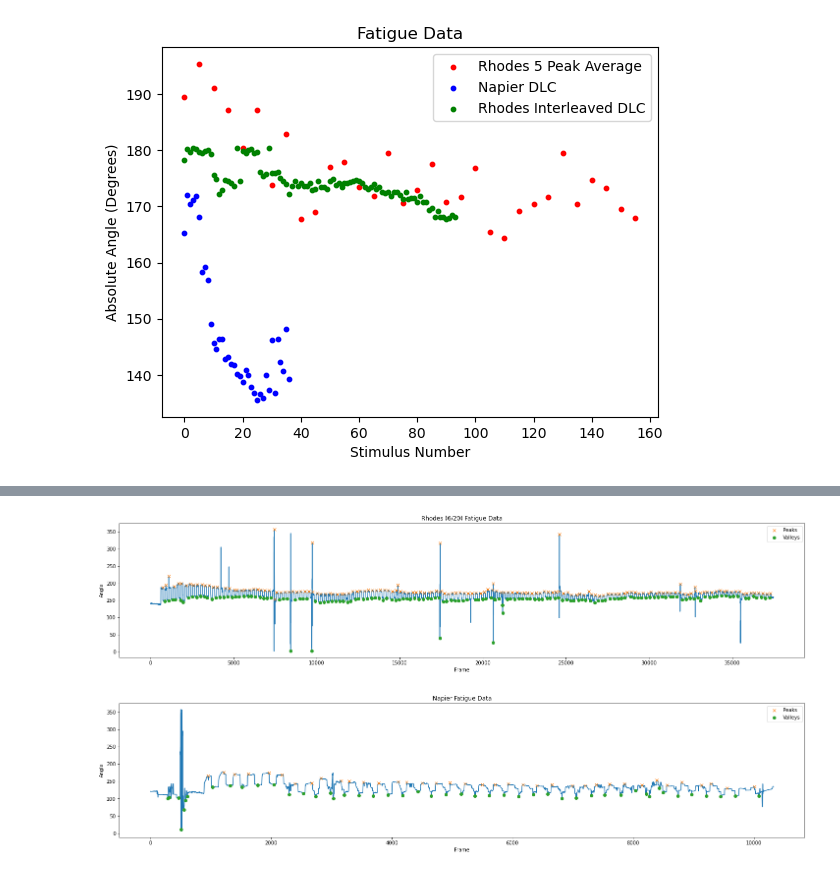
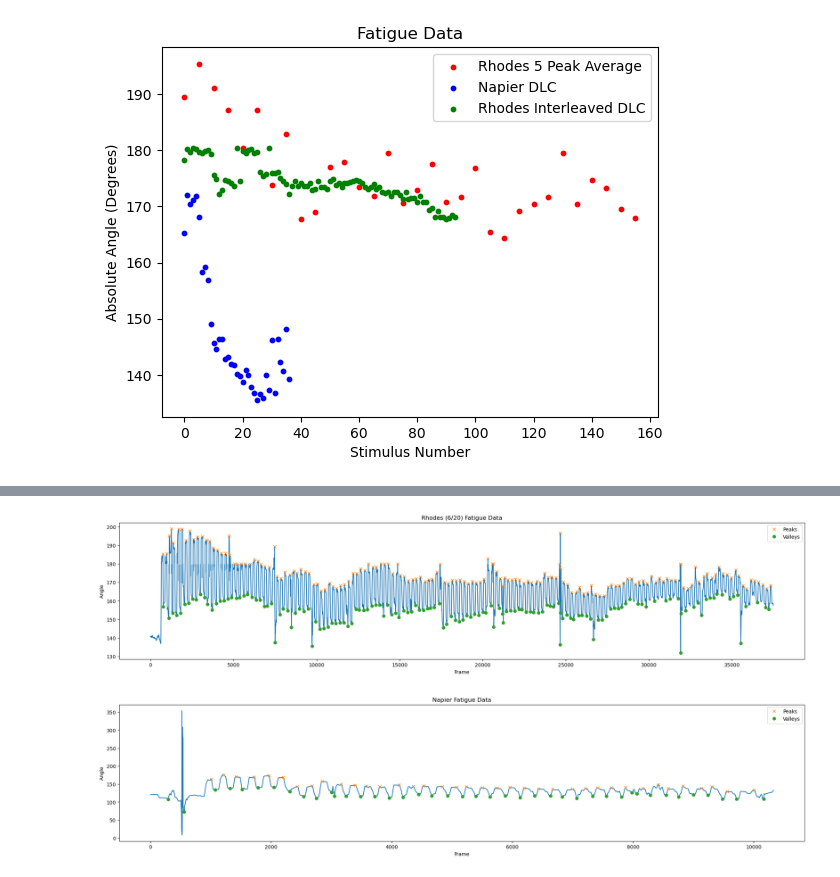
Before and after one commit to draeloslab/stim_behavior, a Jupyter notebook: notebooks/newFatigueFig.ipynb, the cells around one changed output, grey strips where cells are left out. Saved outputs shown, nothing was run; the diff lists cells and outputs as text; code cells hidden in the pictures.

Commit message:
starting to rrefactor code, cleaning up all functions used to make fatigue figure

```diff
--- a/notebooks/newFatigueFig.ipynb
+++ b/notebooks/newFatigueFig.ipynb
@@ -3,6 +3,7 @@ from matplotlib.animation import FFMpegWriter
 import pandas as pd
 import numpy as np
 import matplotlib.pyplot as plt
+import matplotlib.patches as patches
 from scipy.signal import find_peaks
 from scipy.ndimage import uniform_filter1d
 from scipy import stats as st
@@ -138,7 +139,7 @@ class FatigueData:
     def getAngleChange(self,window, indices_shift=0, start_shift=0):
         angleChanges = []
         for i in range(len(self.peaks)):
-            median = np.median(self.data[self.peaks[i]-window:self.peaks[i]+window])
+            median = np.max(self.data[self.peaks[i]-window:self.peaks[i]+window])
             angleChanges.append(median) # - self.data[self.valleys[-restIdx]])
         self.angleChanges = angleChanges
         self.window = window
@@ -193,7 +194,7 @@ class FatigueData:
         self.exponential = exponential_decay(self.filtered_indices[removeStartSlice:], *popt)
         return popt
 
-    def makeVideo(self, video_file, saveName,stimNum, start, sliceLength, shift=0):
+    def makeVideo(self, video_file, saveName,stimNum, start, sliceLength):
 
         stim = self.peaks[stimNum]
         startFrame = stim - start
@@ -227,21 +228,36 @@ class FatigueData:
 
                 frame_rgb = cv2.cvtColor(frame, cv2.COLOR_BGR2RGB)
                 ax.imshow(frame_rgb)
-                ax.plot(self.x[i], self.y[i], marker='o', c='white', markersize=10, linewidth=3)
+                # Small white dots with thick lines
+                ax.plot(self.x[i], self.y[i], 'o-', color='white', markersize=3, linewidth=5)
+                # Large white markers with thick black edges
+                ax.scatter(self.x[i], self.y[i], c='white', s=300, linewidth=3, edgecolors='black',zorder=10)
+
+
 
                 # Fixed position for the angle text (in axis coordinates)
                 x_pos = 0.7  # 80% from the left of the figure
                 y_pos = 0.7  # 50% from the bottom of the figure
 
+                # Create a smaller rectangle patch
+                rect = patches.Rectangle((x_pos-0.08, y_pos-0.05), 0.16, 0.1,
+                                        facecolor='gray', alpha=0.5,
+                                        transform=ax.transAxes)
+
+                # Add the rectangle to the plot
+                ax.add_patch(rect)
+
+                # Add the text on top of the rectangle
                 ax.text(x_pos, y_pos,
                         f'Angle: {self.data[i]:.0f}',
                         color='white', fontsize=12,
-                        ha='left', va='center',
+                        ha='center', va='center',
                         transform=ax.transAxes)
 
                 fig.suptitle(f'Monkey {self.name[:1]} Stim {stimNum+1}',
                             ha='center', va='top', fontsize=20, weight='bold', color='white')
-                ax.text(0.5, 0.95, f'Max Angle: {self.angleChanges[stimNum]:.0f}', color='white', fontsize=16, ha='center', va='top', transform=ax.transAxes)
+
+                # ax.text(0.5, 0.95, f'Max Angle: {self.angleChanges[stimNum]:.0f}', color='white', fontsize=16, ha='center', va='top', transform=ax.transAxes)
                 ax.axis('off')
                 # plt.tight_layout()
                 # Write the current frame to the video
@@ -334,23 +387,23 @@ rhodes.makeVideo('/home/jakejoseph/Desktop/Joseph_Code/FESFatigue-Jake-2024-05-3
 # %%
 thresh = 0.5
 window = 30
-rhodes = FatigueData("Rhodes (6/20)","/home/jakejoseph/Desktop/Joseph_Code/FESFatigue-Jake-2024-05-31/videos/rhodesfatigueECRB12_6_20DLC_resnet50_FESFatigueMay31shuffle1_355000.csv", 0.5, 2)
+rhodes = FatigueData("Rhodes (6/20)","/home/jakejoseph/Desktop/Joseph_Code/FESFatigue-Jake-2024-05-31/videos/rhodesfatigueECRB12_6_20DLC_resnet50_FESFatigueMay31shuffle1_355000.csv", 0.99, 30)
 rhodes.plotAll(window=50, distance=5,prominence=8)
 # Combining the snipped part of rhodes 2 data
 # rhodes2 = FatigueData("Rhodes (6/13)","/home/jakejoseph/Desktop/Joseph_Code/FESFatigue-Jake-2024-05-31/videos/rhodesfatigue_6_13_2024_2DLC_resnet50_FESFatigueMay31shuffle1_297000.csv", thresh, window, type='DLC')
 # rhodesextra = FatigueData("Rhodes Single Electrode final minute additional data",'/home/jakejoseph/Desktop/Joseph_Code/FESFatigue-Jake-2024-05-31/videos/rhodesfatigueadditional_6_13DLC_resnet50_FESFatigueMay31shuffle1_297000.csv', thresh, window, type='DLC')
 # rhodesextra.plotAll(window=50, distance=10, prominence=4)
 # rhodes2.data = np.concatenate((rhodes2.data,[np.nan] * (27930+22080), rhodesextra.data))
 # rhodes2.plotAll(window=50, distance=5,prominence=4)
-napier = FatigueData("Napier","/home/jakejoseph/Desktop/Joseph_Code/FESFatigue-Jake-2024-05-31/videos/napierecrbfatigue_05_31_3_1DLC_resnet50_FESFatigueMay31shuffle1_37000.csv", 0.5, 2)
+napier = FatigueData("Napier","/home/jakejoseph/Desktop/Joseph_Code/FESFatigue-Jake-2024-05-31/videos/napierecrbfatigue_05_31_3_1DLC_resnet50_FESFatigueMay31shuffle1_37000.csv", 0.5, 30)
 napier.plotAll(window = 50, height=100, prominence=8, width=100, distance =5)
 # rhodes3 = FatigueData("Rhodes (5/23)","/home/jakejoseph/Desktop/Joseph_Code/FESFatigue-Jake-2024-05-31/videos/fatiguetest0523ecrb12_2DLC_resnet50_FESFatigueMay31shuffle1_297000.csv", 0.5, window)
 # rhodes3.plotAll(window = 50, height=130, prominence=10, width=110, distance=5)
 # rhodesinterleaved = FatigueData("RhodesInterleaved","/home/jakejoseph/Desktop/Joseph_Code/FESFatigue-Jake-2024-05-31/videos/ECRB_interleaved_stim_5_30_1DLC_resnet50_FESFatigueMay31shuffle1_37000.csv", thresh, window)
 # rhodesinterleaved.plotAll(window = 50, height=130, prominence=4, width=20, distance=100)
 # %% [output]
-[figure, old version]
+[figure, new version]
-[figure, old version]
+[figure, new version]
 # %%
 # rhodes2.getAngleChange(20,start_shift=13, indices_shift=209)
 napier.getAngleChange(20)
```
Also changed, not shown: parts of 10 cells of this notebook, 7 other files.
